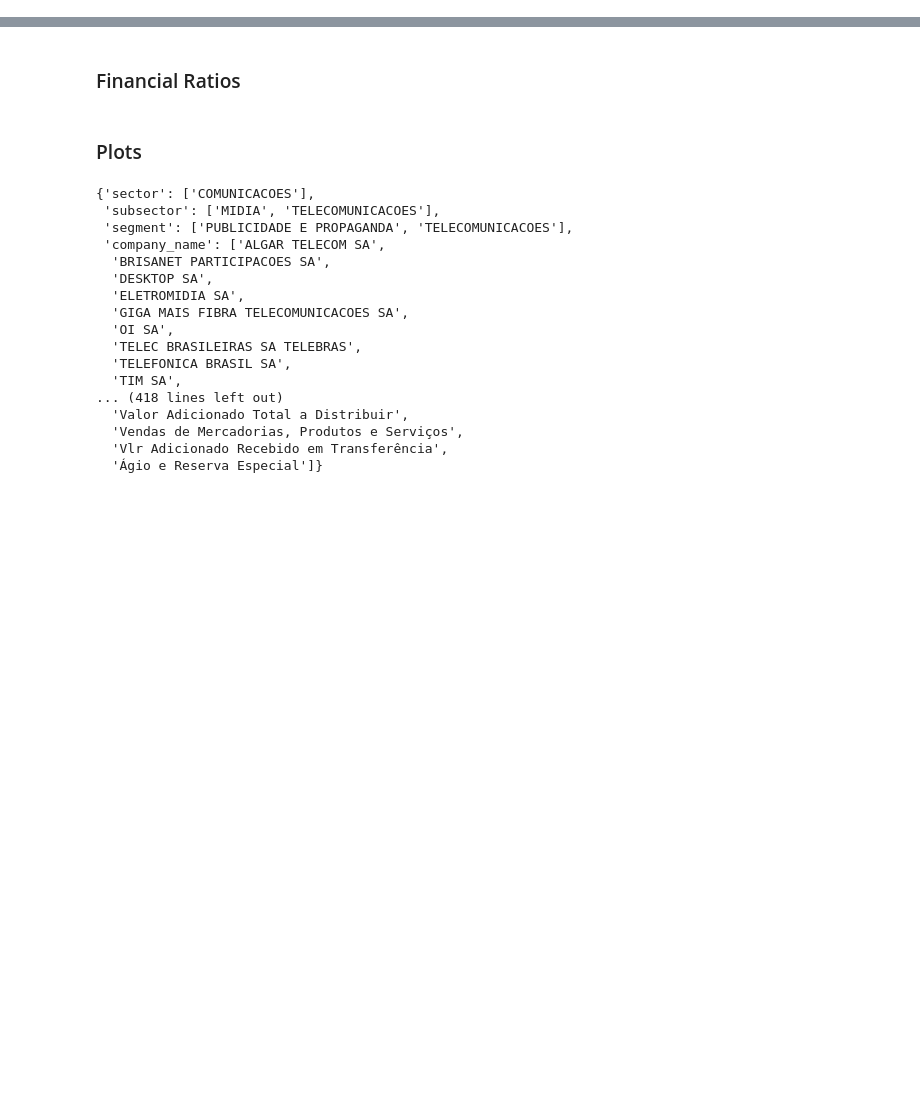
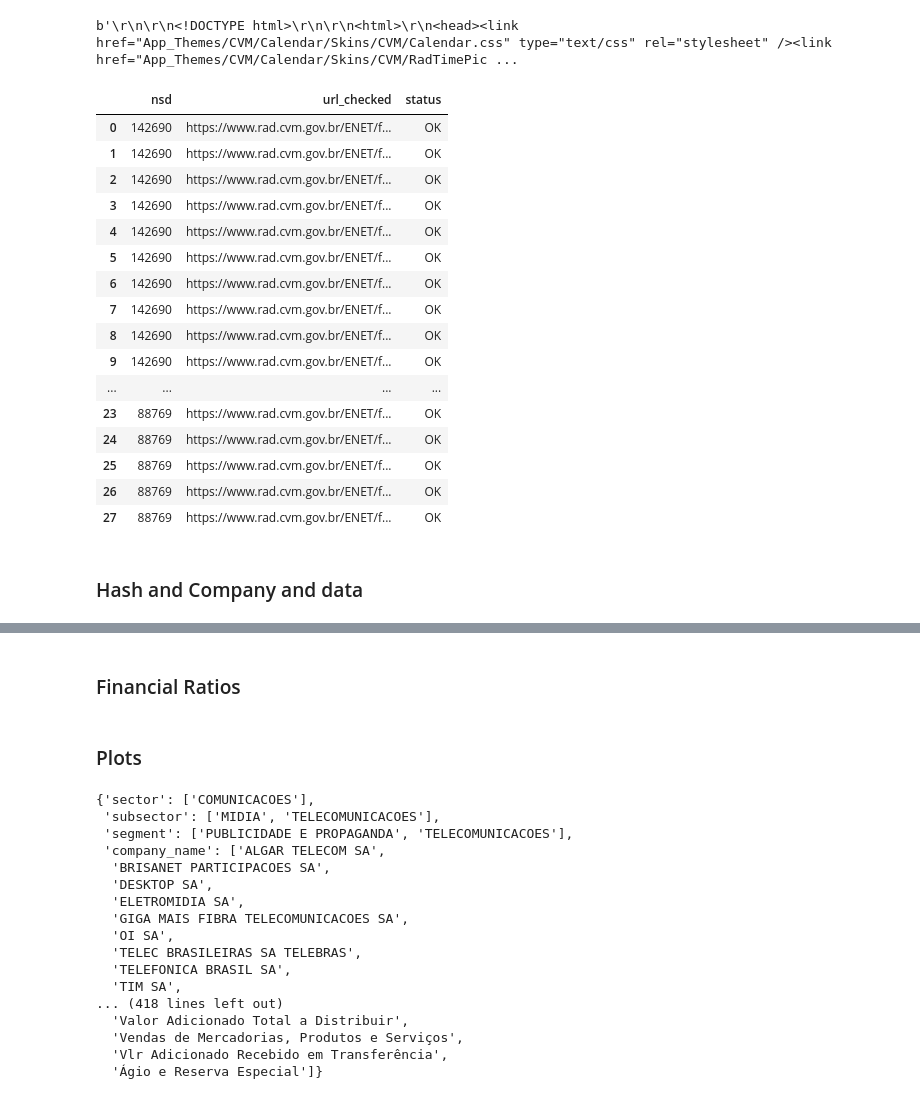
Before and after one commit to faustostangler/FLY_OLD, a Jupyter notebook: backend/utils/playground.ipynb, the cells around one changed output, grey strips where cells are left out. Saved outputs shown, nothing was run; the diff lists cells and outputs as text; code cells hidden in the pictures; blank space fills up the shorter version.

```diff
--- a/backend/utils/playground.ipynb
+++ b/backend/utils/playground.ipynb
@@ -2463,0 +182,37 @@ df.to_csv(f'df_standart_{sector}.csv', index=False)
+# %%
+import requests
+from lxml import html
+
+# Iterate over each row in the DataFrame
+results = []
+
+for _, row in df.iterrows():
+    # Step 1: Try accessing the `full_url` first
+    try:
+        response = requests.get(row["full_url"], headers=headers)
+        if response.status_code == 200:
+            if b"Por favor, acesse este conte\xc3\xbado pela p\xc3\xa1gina principal dos documentos" in response.content:
+                # If the specific content is found, load the main URL and retry
+                print(f'{row["hash"]} full_url not ok {row["full_url"]}')
+                requests.get(row["main_url"], headers=headers)  # Open main_url for context
+                print(f'{row["hash"]} main_url ok {row["main_url"]}')
+                response = requests.get(row["full_url"], headers=headers)  # Retry full_url
+
+                # Check for XPath in the retried response
+                if response.status_code == 200:
+                    tree = html.fromstring(response.content)
+                    element = tree.xpath('//*[@id="TituloTabelaSemBorda"]')
+                    if element:
+                        results.append({"nsd": row["nsd"], "url_checked": row["full_url"], "status": "OK"})
+                        print(f'{row["hash"]} full_url ok {row["full_url"]}')
+                    else:
+                        results.append({"nsd": row["nsd"], "url_checked": row["full_url"], "status": "NOT FOUND"})
+                else:
+                    results.append({"nsd": row["nsd"], "url_checked": row["full_url"], "status": f"Failed ({response.status_code})"})
+        else:
+            results.append({"nsd": row["nsd"], "url_checked": row["full_url"], "status": f"Failed ({response.status_code})"})
+    except Exception as e:
+        results.append({"nsd": row["nsd"], "url_checked": row["full_url"], "status": f"Error: {str(e)}"})
+
+# Convert results to a DataFrame for easier analysis
+results_df = pd.DataFrame(results)
@@ -2463,0 +223,26 @@ df.to_csv(f'df_standart_{sector}.csv', index=False)
+# %%
+response.content
+# %% [output]
+b'\r\n\r\n<!DOCTYPE html>\r\n\r\n<html>\r\n<head><link href="App_Themes/CVM/Calendar/Skins/CVM/Calendar.css" type="text/css" rel="stylesheet" /><link href="App_Themes/CVM/Calendar/Skins/CVM/RadTimePic ...
+# %%
+results_df
+# %% [output]
+|  | nsd | url_checked | status |
+| 0 | 142690 | https://www.rad.cvm.gov.br/ENET/f... | OK |
+| 1 | 142690 | https://www.rad.cvm.gov.br/ENET/f... | OK |
+| 2 | 142690 | https://www.rad.cvm.gov.br/ENET/f... | OK |
+| 3 | 142690 | https://www.rad.cvm.gov.br/ENET/f... | OK |
+| 4 | 142690 | https://www.rad.cvm.gov.br/ENET/f... | OK |
+| 5 | 142690 | https://www.rad.cvm.gov.br/ENET/f... | OK |
+| 6 | 142690 | https://www.rad.cvm.gov.br/ENET/f... | OK |
+| 7 | 142690 | https://www.rad.cvm.gov.br/ENET/f... | OK |
+| 8 | 142690 | https://www.rad.cvm.gov.br/ENET/f... | OK |
+| 9 | 142690 | https://www.rad.cvm.gov.br/ENET/f... | OK |
+| ... | ... | ... | ... |
+| 23 | 88769 | https://www.rad.cvm.gov.br/ENET/f... | OK |
+| 24 | 88769 | https://www.rad.cvm.gov.br/ENET/f... | OK |
+| 25 | 88769 | https://www.rad.cvm.gov.br/ENET/f... | OK |
+| 26 | 88769 | https://www.rad.cvm.gov.br/ENET/f... | OK |
+| 27 | 88769 | https://www.rad.cvm.gov.br/ENET/f... | OK |
+# %% [markdown]
+### Hash and Company and data
```
Also changed, not shown: parts of 30 cells of this notebook, 2 other files.
